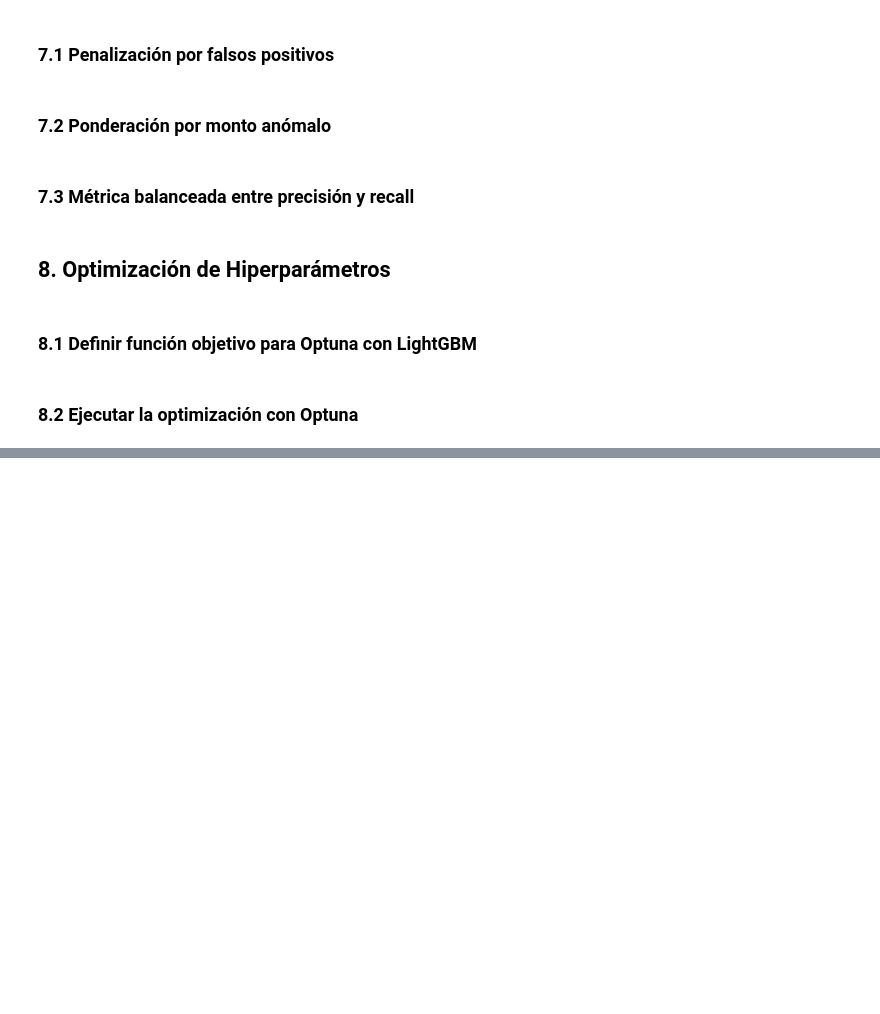
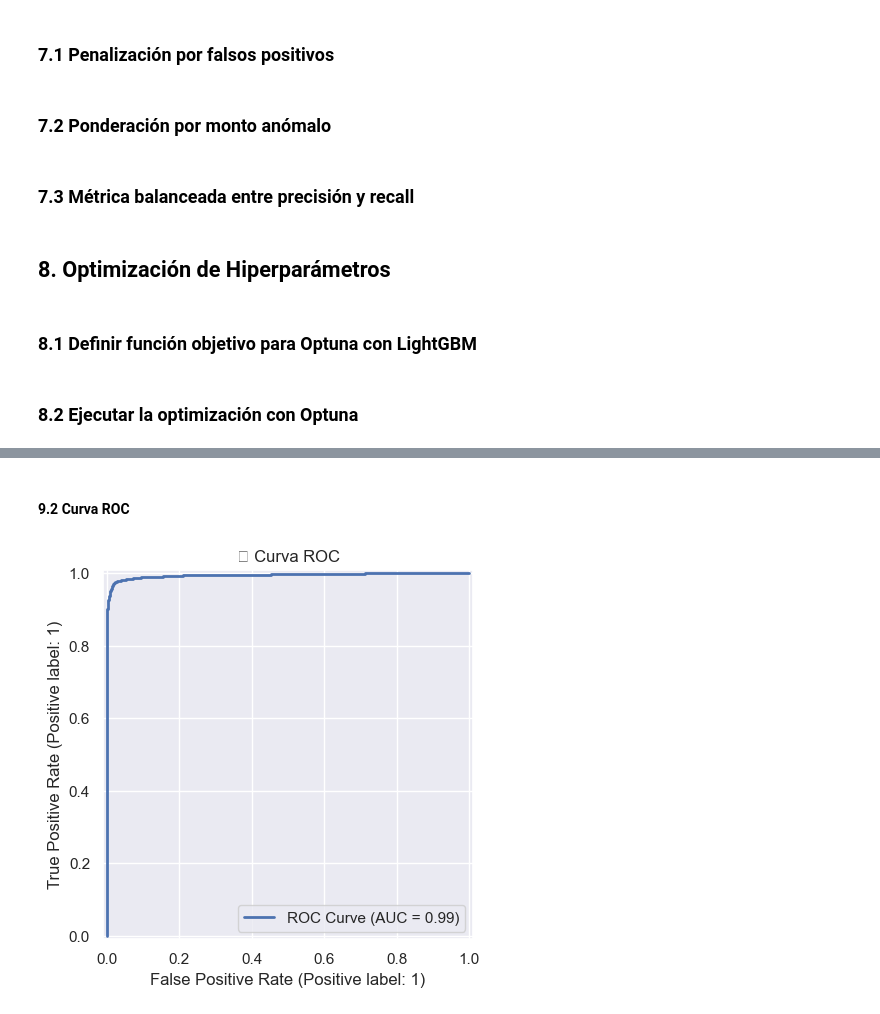
Before and after one commit to mvrcentes/ClientAwareFraudDetect, a Jupyter notebook: FraudDetection_HighAmountAnomalies.ipynb, the cells around one changed output, grey strips where cells are left out. Saved outputs shown, nothing was run; the diff lists cells and outputs as text; code cells hidden in the pictures; blank space fills up the shorter version.

```diff
--- a/FraudDetection_HighAmountAnomalies.ipynb
+++ b/FraudDetection_HighAmountAnomalies.ipynb
@@ -1272,0 +1325,19 @@ Training until validation scores don't improve for 50 rounds
+# %% [markdown]
+#### 9.2 Curva ROC
+# %%
+from sklearn.metrics import RocCurveDisplay
+
+# Probabilidades de clase positiva
+y_prob = model.predict_proba(X_test)[:, 1]
+
+# ROC
+roc_disp = RocCurveDisplay.from_predictions(
+    y_test,
+    y_prob,
+    name="ROC Curve",
+    lw=2
+)
+plt.title("📈 Curva ROC")
+plt.show()
+# %% [output]
+[figure, added]
```
Also changed, not shown: parts of 16 cells of this notebook.
